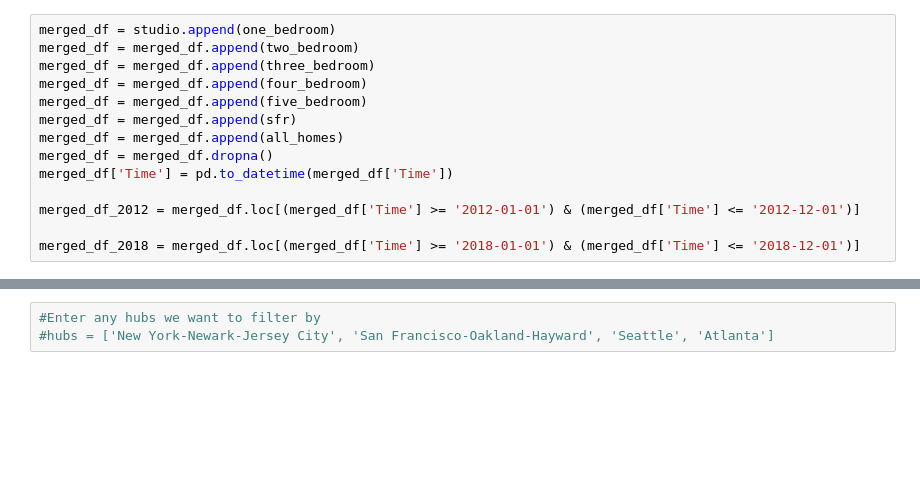
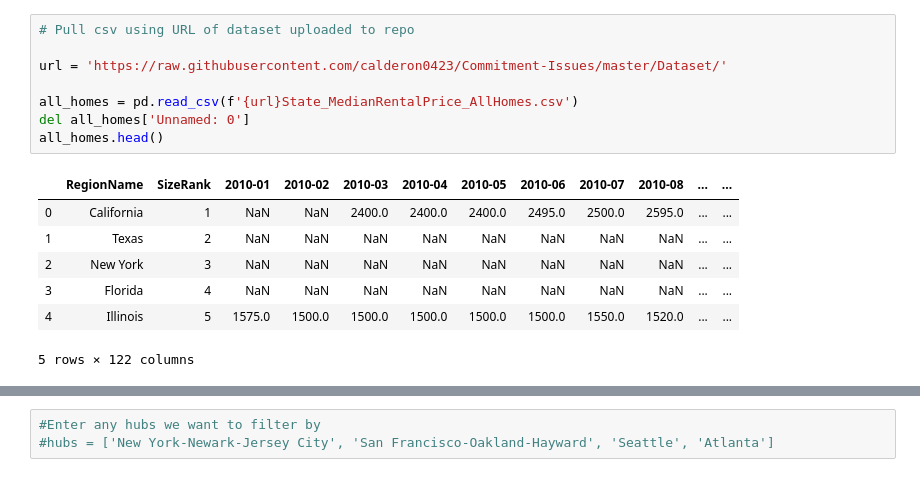
Before and after one commit to calderon0423/Commitment-Issues, a Jupyter notebook: Data Cleanup.ipynb, the cells around one changed output, grey strips where cells are left out. Saved outputs shown, nothing was run; the diff lists cells and outputs as text; blank space fills up the shorter version.

Commit message:
csv upload

```diff
--- a/Data Cleanup.ipynb
+++ b/Data Cleanup.ipynb
@@ -106,14 +13,16 @@ all_homes = all_homes.loc[all_homes['Time'].isin(['2012-01', '2012-02', '2012-03
-# %%
-merged_df = studio.append(one_bedroom)
-merged_df = merged_df.append(two_bedroom)
-merged_df = merged_df.append(three_bedroom)
-merged_df = merged_df.append(four_bedroom)
-merged_df = merged_df.append(five_bedroom)
-merged_df = merged_df.append(sfr)
-merged_df = merged_df.append(all_homes)
-merged_df = merged_df.dropna()
-merged_df['Time'] = pd.to_datetime(merged_df['Time'])
-
-merged_df_2012 = merged_df.loc[(merged_df['Time'] >= '2012-01-01') & (merged_df['Time'] <= '2012-12-01')]
-
-merged_df_2018 = merged_df.loc[(merged_df['Time'] >= '2018-01-01') & (merged_df['Time'] <= '2018-12-01')]
+# %%
+# Pull csv using URL of dataset uploaded to repo
+
+url = 'https://raw.githubusercontent.com/calderon0423/Commitment-Issues/master/Dataset/'
+
+all_homes = pd.read_csv(f'{url}State_MedianRentalPrice_AllHomes.csv')
+del all_homes['Unnamed: 0']
+all_homes.head()
+# %% [output]
+|  | RegionName | SizeRank | 2010-01 | 2010-02 | 2010-03 | 2010-04 | 2010-05 | 2010-06 | 2010-07 | 2010-08 | ... | ... |
+| 0 | California | 1 | NaN | NaN | 2400.0 | 2400.0 | 2400.0 | 2495.0 | 2500.0 | 2595.0 | ... | ... |
+| 1 | Texas | 2 | NaN | NaN | NaN | NaN | NaN | NaN | NaN | NaN | ... | ... |
+| 2 | New York | 3 | NaN | NaN | NaN | NaN | NaN | NaN | NaN | NaN | ... | ... |
+| 3 | Florida | 4 | NaN | NaN | NaN | NaN | NaN | NaN | NaN | NaN | ... | ... |
+| 4 | Illinois | 5 | 1575.0 | 1500.0 | 1500.0 | 1500.0 | 1500.0 | 1500.0 | 1550.0 | 1520.0 | ... | ... |
+5 rows × 122 columns
```
Also changed, not shown: parts of 10 cells of this notebook, 1 other file.
